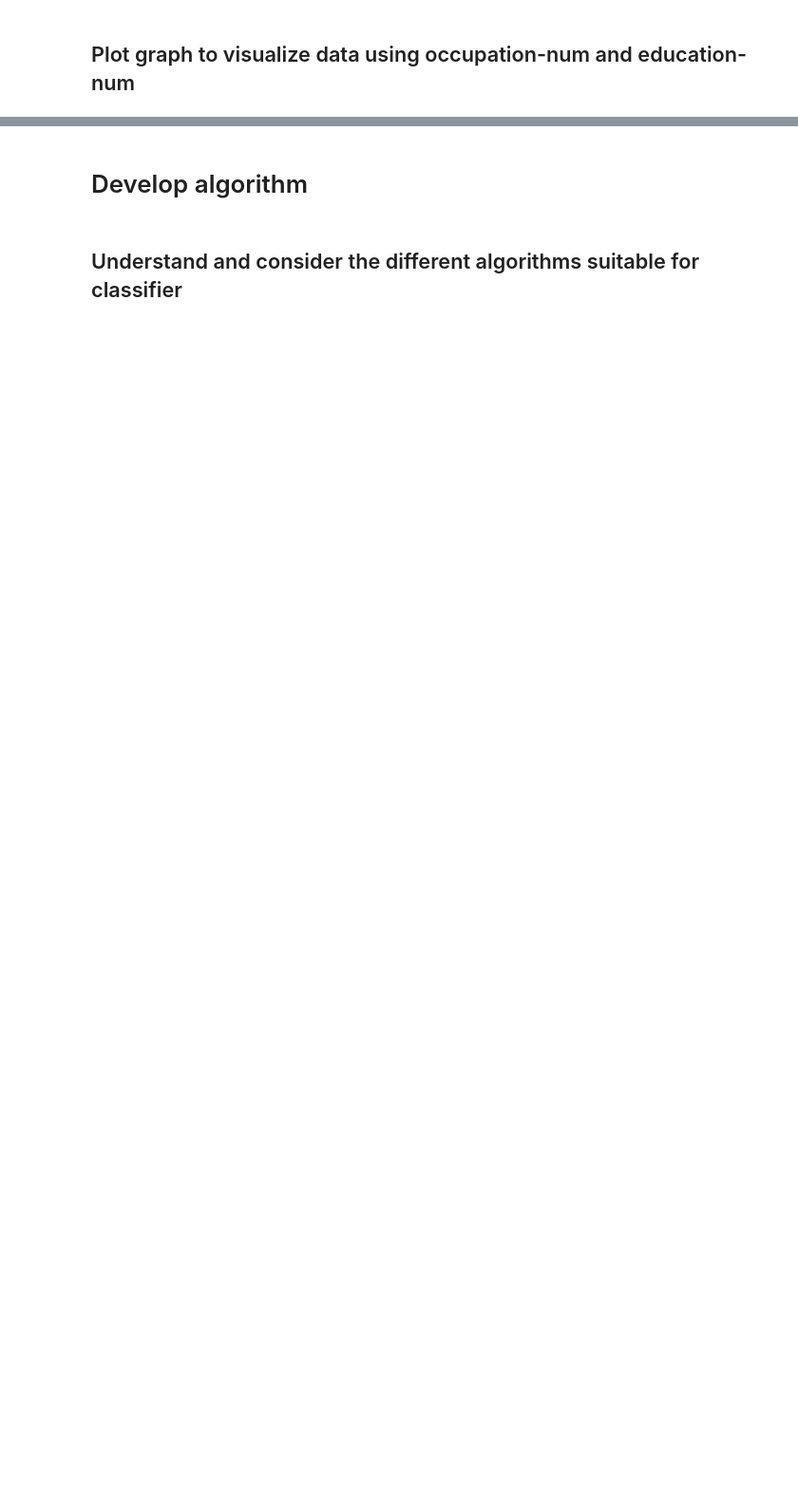
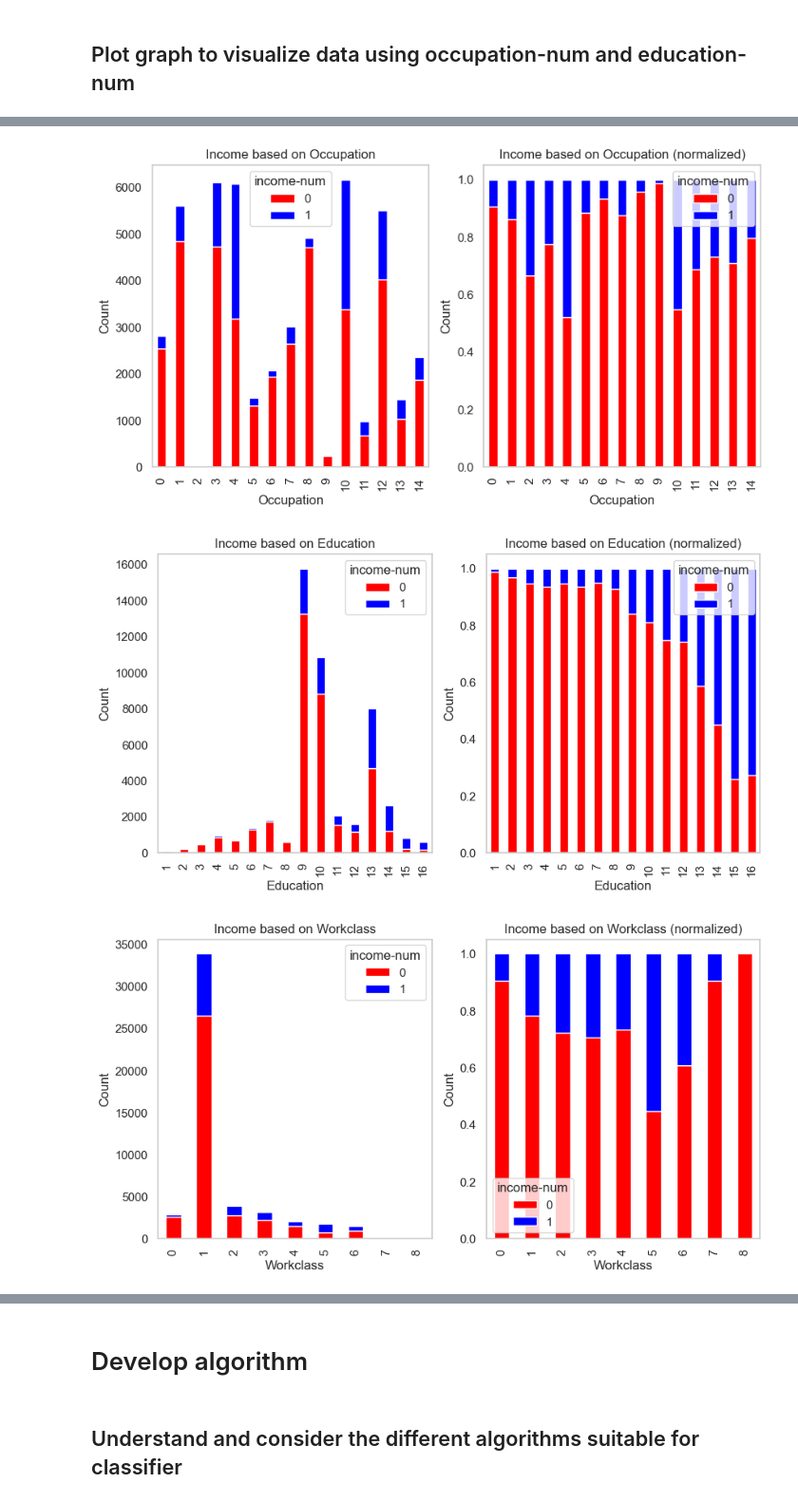
Before and after one commit to unused1/IN6227_Assignment1.1, a Jupyter notebook: main.ipynb, the cells around one changed output, grey strips where cells are left out. Shown at 95% size. Drawn from its saved outputs; the diff is of its cells as text; code cells hidden in the pictures; blank space fills up the shorter version.

```diff
--- a/main.ipynb
+++ b/main.ipynb
@@ -386,0 +470,31 @@ plt.show()
+# %%
+# Plot graph with occupation-num and income-num columns crosstab stacked
+plot_crosstab(ds_combined['occupation-num'], ds_combined['income-num'], 'Income based on Occupation', 'Occupation', 'Count', 90)
+
+# Plot graph with education-num and income-num columns crosstab stacked
+plot_crosstab(ds_combined['education-num'], ds_combined['income-num'], 'Income based on Education', 'Education', 'Count', 90)
+
+# Plot graph with workclass-num and income-num columns crosstab stacked
+plot_crosstab(ds_combined['workclass-num'], ds_combined['income-num'], 'Income based on Workclass', 'Workclass', 'Count', 90)
+
+# Plot graph with marital-status-num and income-num columns crosstab stacked
+plot_crosstab(ds_combined['marital-status-num'], ds_combined['income-num'], 'Income based on Marital Status', 'Marital Status', 'Count', 90)
+
+# Plot graph with native-country-num and income-num columns crosstab stacked
+plot_crosstab(ds_combined['native-country-num'], ds_combined['income-num'], 'Income based on Native Country', 'Native Country', 'Count', 90)
+
+# Plot graph with race-num and income-num columns crosstab stacked
+plot_crosstab(ds_combined['race-num'],ds_combined['income-num'], 'Income based on Race', 'Race', 'Count', 90)
+
+# Plot graph with sex-num and income-num columns crosstab stacked
+plot_crosstab(ds_combined['sex-num'], ds_combined['income-num'], 'Income based on Gender', 'Gender', 'Count', 90)
+
+# Plot graph with age-binned and income-num columns crosstab stacked
+plot_crosstab(ds_combined['age-binned'], ds_combined['income-num'], 'Income based on Age', 'Age', 'Count', 90)
+
+# Plot graph with hours-per-week-binned and income-num columns crosstab stacked
+plot_crosstab(ds_combined['hours-per-week-binned'], ds_combined['income-num'], 'Income based on Working Hours per Week', 'Working Hours per Week', 'Count', 90)
+# %% [output]
+[figure, added]
+[figure, added]
+[figure, added]
```
Also changed, not shown: parts of 15 cells of this notebook.
